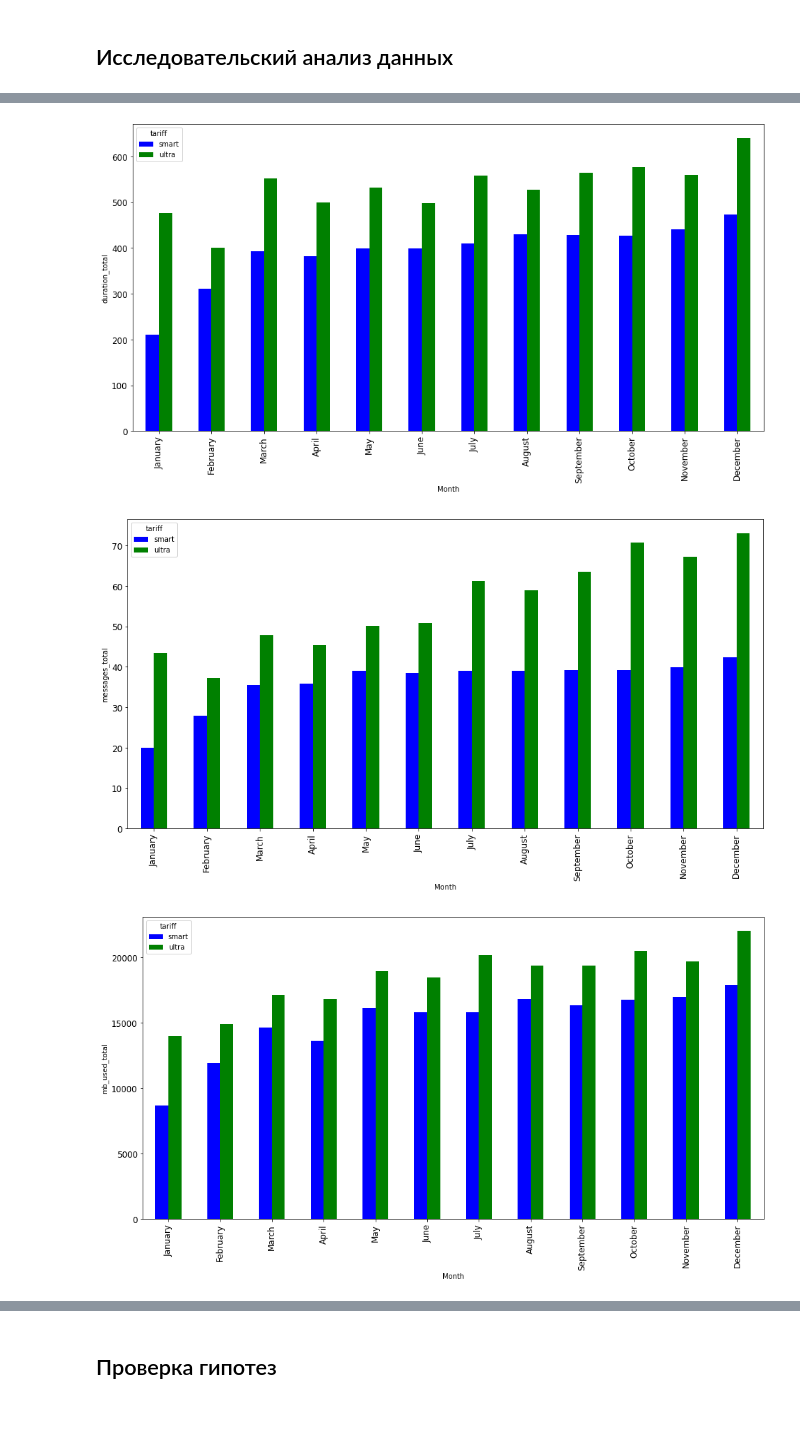
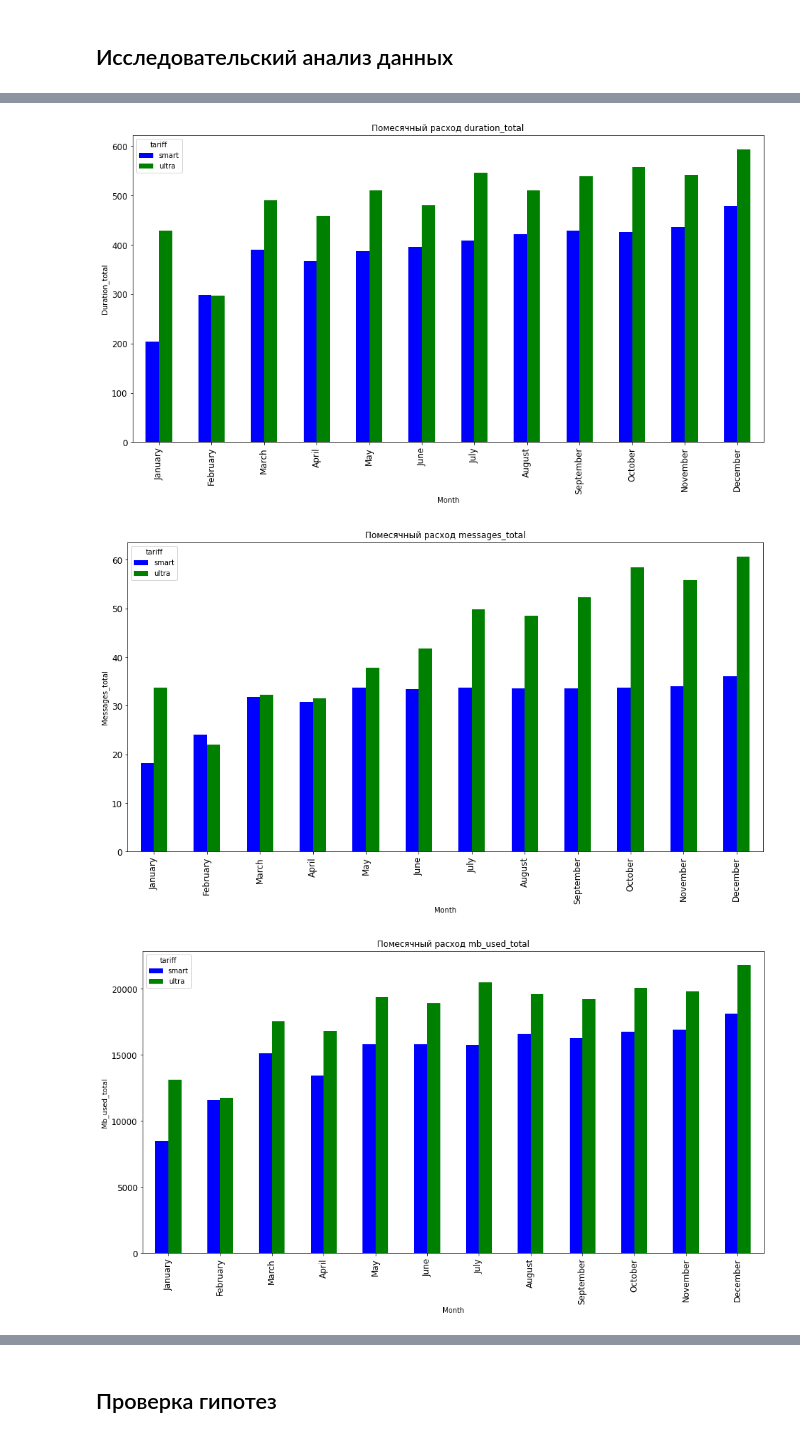
Before and after one commit to mariakyrychok/megaline, a Jupyter notebook: main.ipynb, the cells around one changed output, grey strips where cells are left out. Cells and saved outputs as stored; diff of their text form; code cells hidden in the pictures.

```diff
--- a/main.ipynb
+++ b/main.ipynb
@@ -287,0 +306,2 @@ data = reduce(lambda left, right: pd.merge(left, right, on=['user_id', 'month'],
+# %%
+data = data.fillna(0)
@@ -288,3 +310,2 @@ data = reduce(lambda left, right: pd.merge(left, right, on=['user_id', 'month'],
 # %%
-data = data.merge(users, on='user_id', how='left')
-data.head()
+data = data.merge(users, on='user_id', how='inner')
@@ -298,3 +314,2 @@ data.head()
 # %%
-data = data.merge(tariffs, left_on='tariff', right_on='tariff_name', how='left')
-data.head()
+data = data.merge(tariffs, left_on='tariff', right_on='tariff_name', how='inner')
@@ -325,15 +336,22 @@ data['revenue'] = data.apply(get_monthly_revenue, axis=1)
 # %%
 month_names = ['January', 'February', 'March', 'April', 'May', 'June', 'July', 'August', 'September', 'October', 'November', 'December']
 
 cols = ['duration_total', 'messages_total', 'mb_used_total']
 
 for col in cols:
     (
         data.pivot_table(index='month', columns='tariff', values=col, aggfunc='mean')
-            .plot(kind='bar', color=['blue', 'green'], xlabel='Month', ylabel=col, figsize=(16, 8), fontsize=12)
+            .plot(
+                kind='bar',
+                color=['blue', 'green'],
+                xlabel='Month',
+                ylabel=col.capitalize(),
+                figsize=(16, 8),
+                fontsize=12,
+                title=f'Помесячный расход {col}')
             .set_xticklabels(month_names, rotation=90)
     )
 # %% [output]
-[figure, old version]
+[figure, new version]
-[figure, old version]
+[figure, new version]
-[figure, old version]
+[figure, new version]
```
Also changed, not shown: parts of 17 cells of this notebook.
